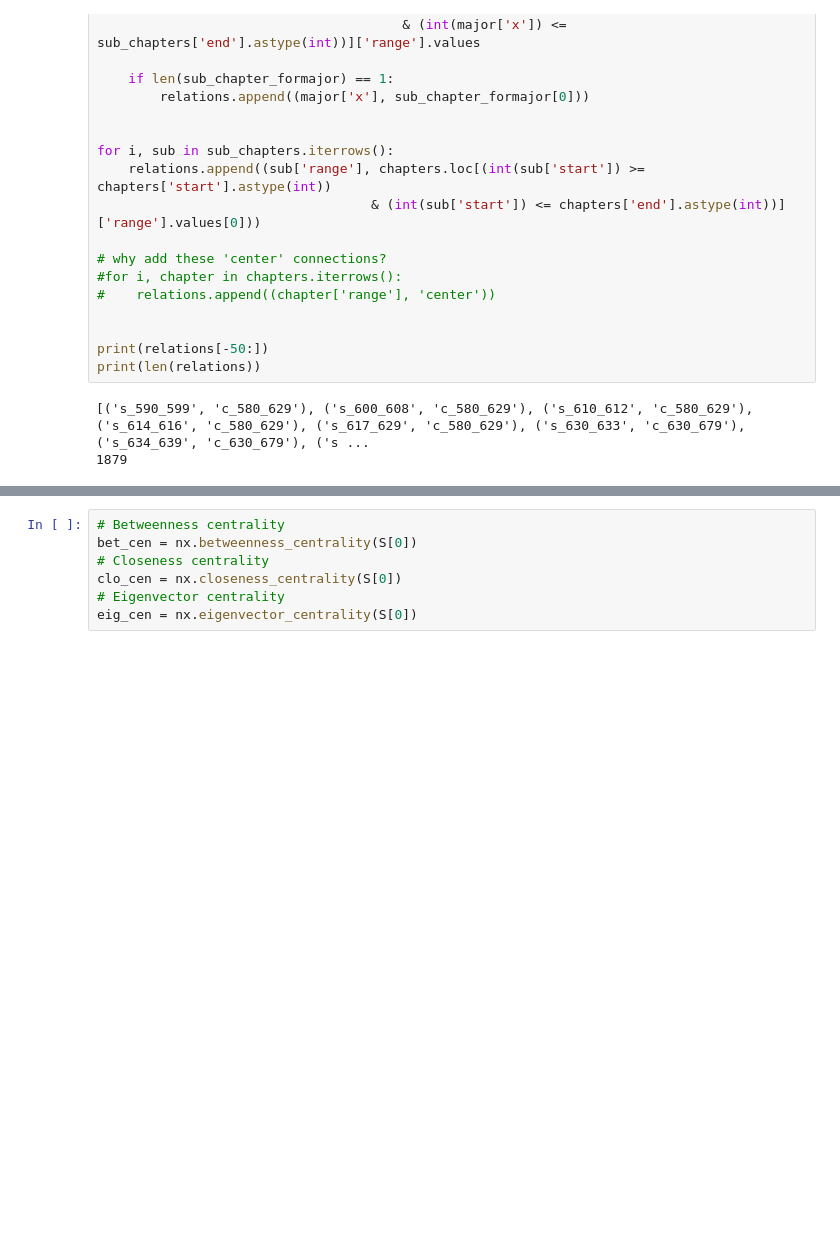
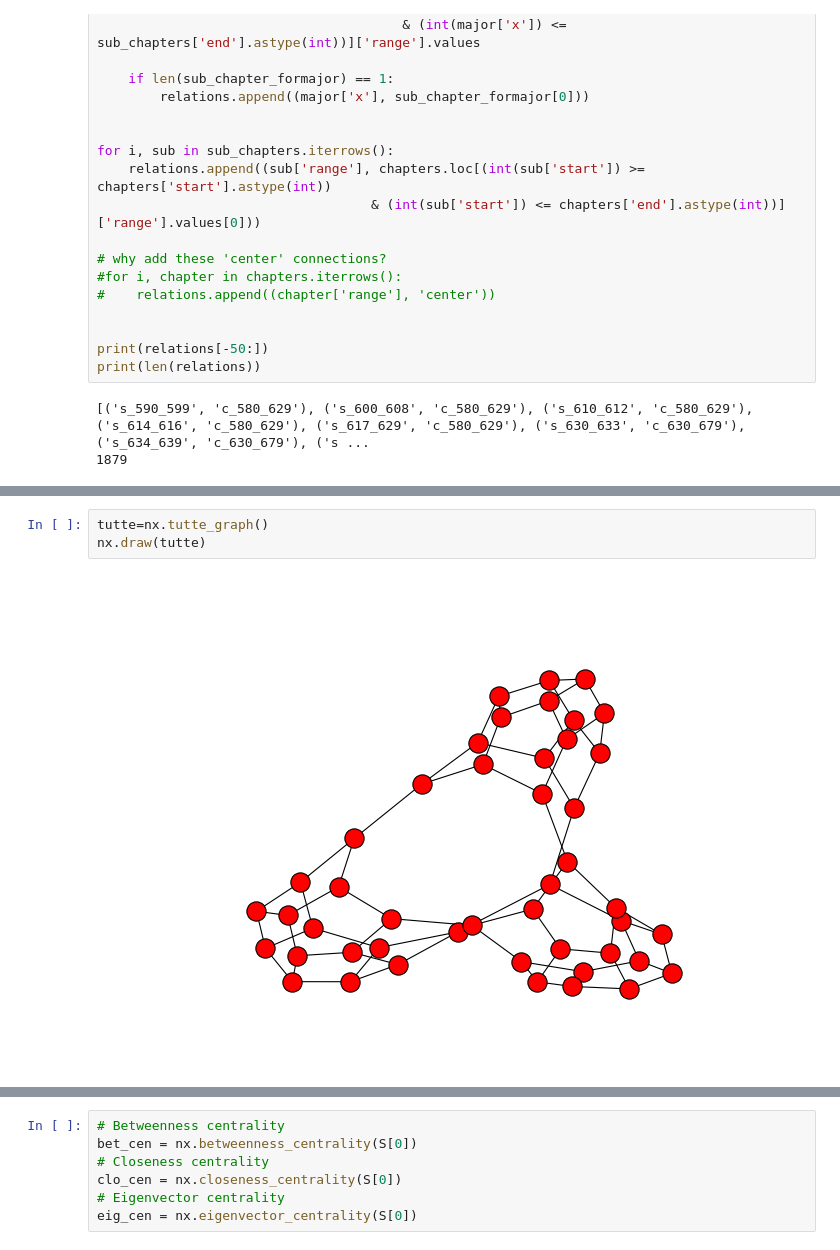
Before and after one commit to drewwilimitis/Hyperbolic-ICD-Embeddings-MIMIC3, a Jupyter notebook: hyperbolic_embedding_ICD9.ipynb, the cells around one changed output, grey strips where cells are left out. Saved outputs shown, nothing was run; the diff lists cells and outputs as text; blank space fills up the shorter version.

```diff
--- a/hyperbolic_embedding_ICD9.ipynb
+++ b/hyperbolic_embedding_ICD9.ipynb
@@ -249,0 +308,5 @@ S[0]
+# %%
+tutte=nx.tutte_graph()
+nx.draw(tutte)
+# %% [output]
+[figure, added]
```
Also changed, not shown: parts of 16 cells of this notebook.
